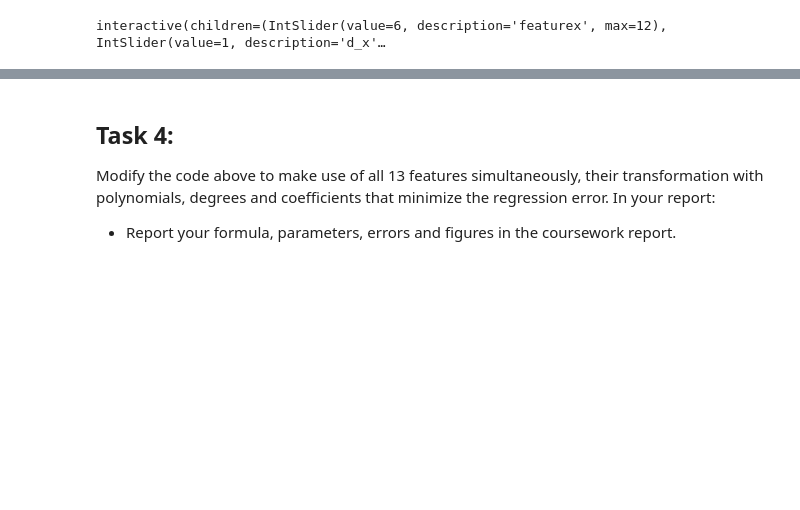
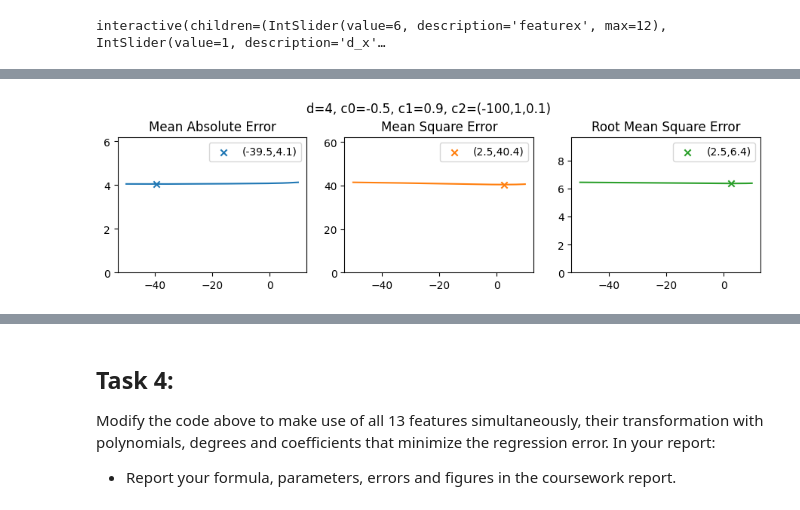
Before and after one commit to rachung2510/machine-learning-course, a Jupyter notebook: ML_non_linear_predictors.ipynb, the cells around one changed output, grey strips where cells are left out. Saved outputs shown, nothing was run; the diff lists cells and outputs as text; code cells hidden in the pictures; blank space fills up the shorter version.

```diff
--- a/ML_non_linear_predictors.ipynb
+++ b/ML_non_linear_predictors.ipynb
@@ -437,0 +537,4 @@ Based on trial and error, the chosen parameters are: feature = 5 (RM), $d_x = 4$
+# %%
+tune_params(d=[4], c0=[-0.5], c1=[0.9], c2=np.arange(-50,10,0.1), title="d=4, c0=-0.5, c1=0.9, c2=(-100,1,0.1)")
+# %% [output]
+[figure, added]
```
Also changed, not shown: parts of 18 cells of this notebook.
